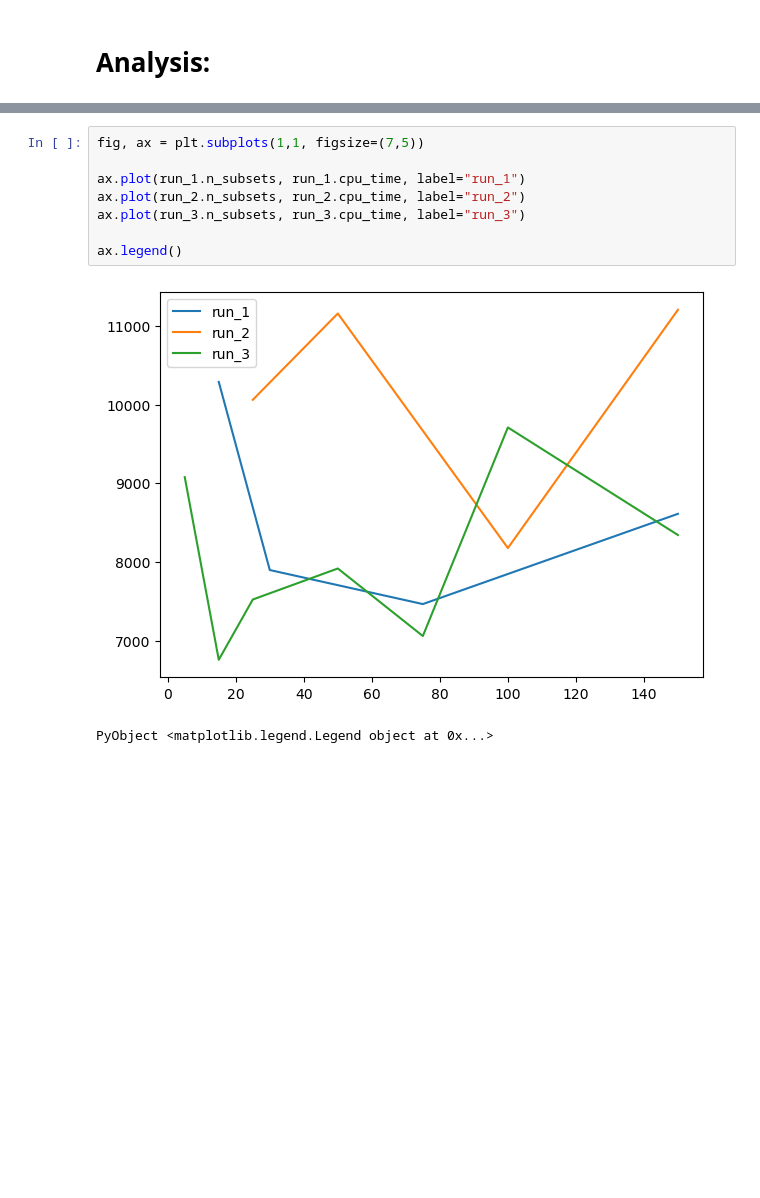
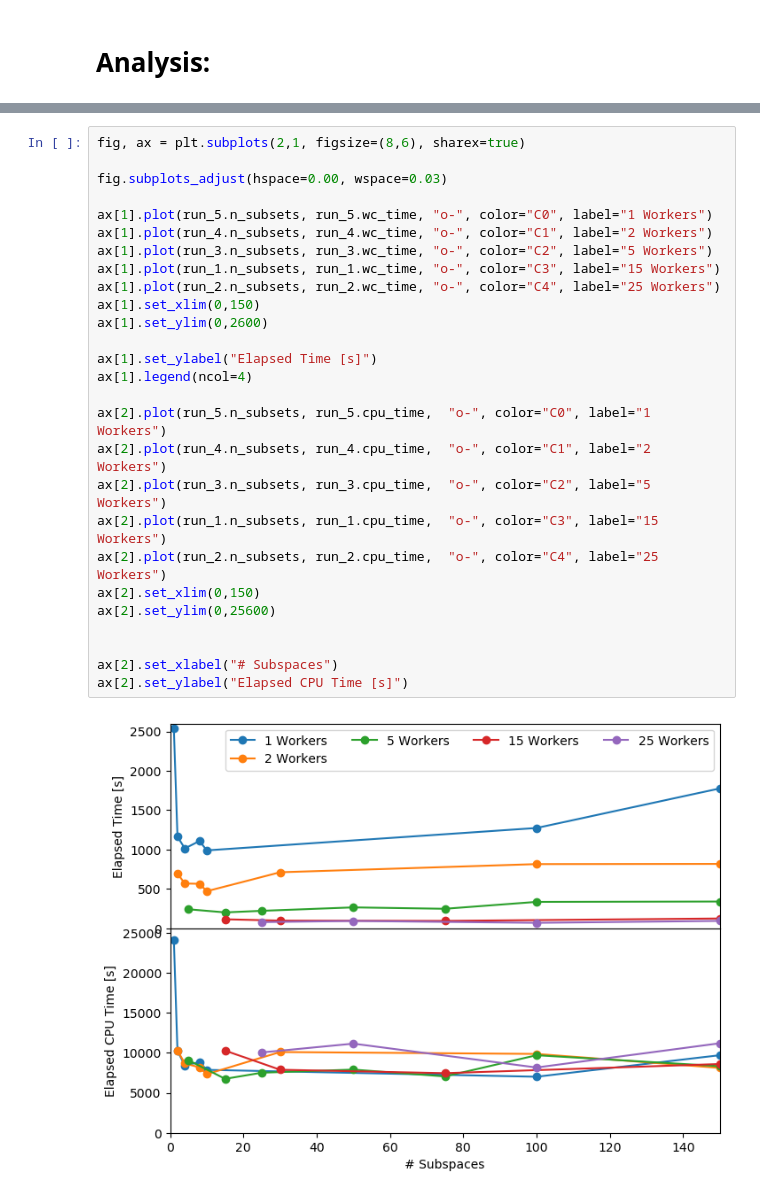
Before and after one commit to VasylHafych/Parallel_Sampling, a Jupyter notebook: notebooks/4-Analysis.ipynb, the cells around one changed output, grey strips where cells are left out. Saved outputs shown, nothing was run; the diff lists cells and outputs as text; blank space fills up the shorter version.

```diff
--- a/notebooks/4-Analysis.ipynb
+++ b/notebooks/4-Analysis.ipynb
@@ -451,11 +241,29 @@ PyObject <matplotlib.legend.Legend object at 0x...>
-# %%
-fig, ax = plt.subplots(1,1, figsize=(7,5))
-
-ax.plot(run_1.n_subsets, run_1.cpu_time, label="run_1")
-ax.plot(run_2.n_subsets, run_2.cpu_time, label="run_2")
-ax.plot(run_3.n_subsets, run_3.cpu_time, label="run_3")
-
-ax.legend()
-# %% [output]
-[figure, removed]
-PyObject <matplotlib.legend.Legend object at 0x...>
+# %%
+fig, ax = plt.subplots(2,1, figsize=(8,6), sharex=true)
+
+fig.subplots_adjust(hspace=0.00, wspace=0.03)
+
+ax[1].plot(run_5.n_subsets, run_5.wc_time, "o-", color="C0", label="1 Workers")
+ax[1].plot(run_4.n_subsets, run_4.wc_time, "o-", color="C1", label="2 Workers")
+ax[1].plot(run_3.n_subsets, run_3.wc_time, "o-", color="C2", label="5 Workers")
+ax[1].plot(run_1.n_subsets, run_1.wc_time, "o-", color="C3", label="15 Workers")
+ax[1].plot(run_2.n_subsets, run_2.wc_time, "o-", color="C4", label="25 Workers")
+ax[1].set_xlim(0,150)
+ax[1].set_ylim(0,2600)
+
+ax[1].set_ylabel("Elapsed Time [s]")
+ax[1].legend(ncol=4)
+
+ax[2].plot(run_5.n_subsets, run_5.cpu_time,  "o-", color="C0", label="1 Workers")
+ax[2].plot(run_4.n_subsets, run_4.cpu_time,  "o-", color="C1", label="2 Workers")
+ax[2].plot(run_3.n_subsets, run_3.cpu_time,  "o-", color="C2", label="5 Workers")
+ax[2].plot(run_1.n_subsets, run_1.cpu_time,  "o-", color="C3", label="15 Workers")
+ax[2].plot(run_2.n_subsets, run_2.cpu_time,  "o-", color="C4", label="25 Workers")
+ax[2].set_xlim(0,150)
+ax[2].set_ylim(0,25600)
+
+
+ax[2].set_xlabel("# Subspaces")
+ax[2].set_ylabel("Elapsed CPU Time [s]")
+# %% [output]
+[figure, added]
```
Also changed, not shown: parts of 81 cells of this notebook, 2 other files.
